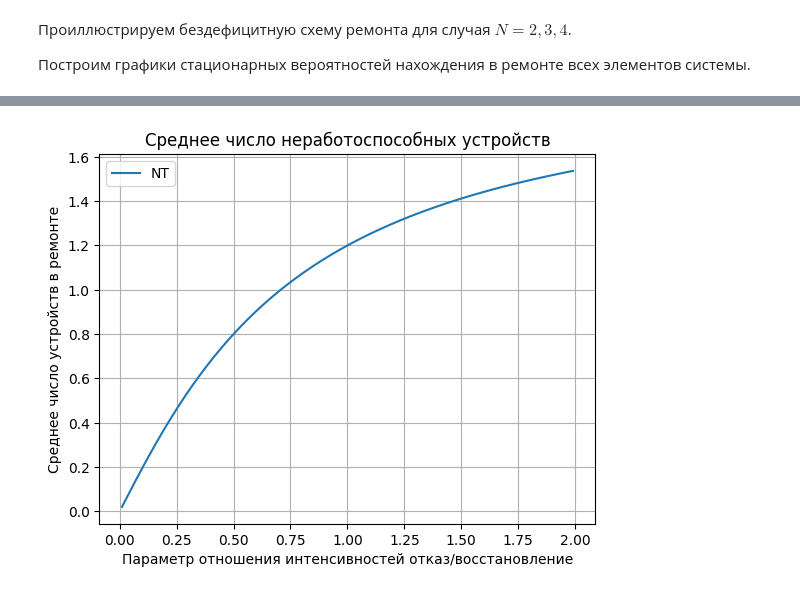
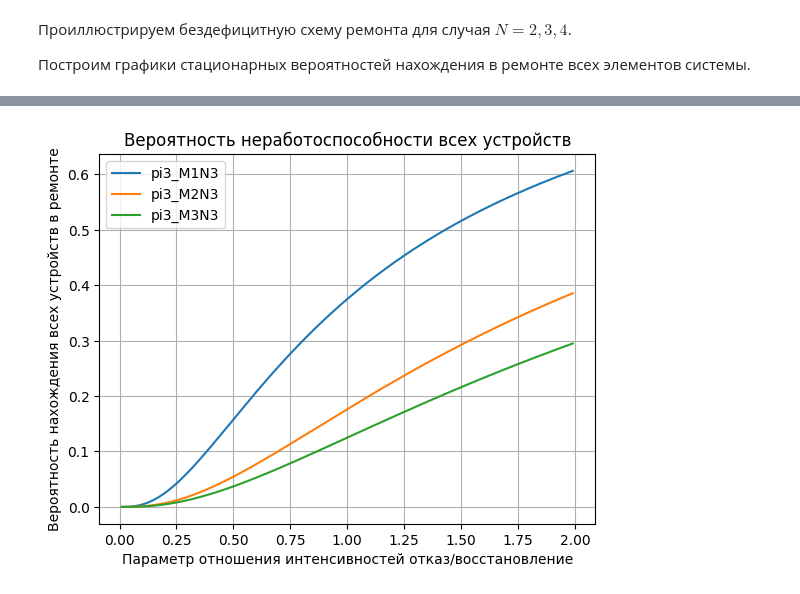
Before and after one commit to SergeyS1954/LW_TR, a Jupyter notebook: LW4.ipynb, the cells around one changed output, grey strips where cells are left out. Drawn from its saved outputs; the diff is of its cells as text; code cells hidden in the pictures.

```diff
--- a/LW4.ipynb
+++ b/LW4.ipynb
@@ -142,14 +57,21 @@ plt.show()
 # %%
 import matplotlib.pyplot as plt
 import numpy as np
 ro = np.arange (0.01, 2.0, 0.01)
-NT = (2*ro*(2*ro + 1))/(1 + 2*ro + 2*ro**2)
-plt.plot(ro,NT,label = 'NT')
-plt.title('Среднее число неработоспособных устройств')
-plt.xlabel('Параметр отношения интенсивностей отказ/восстановление')
-plt.ylabel('Среднее число устройств в ремонте') #plt.show()
+pi0_M1N3 = 1/(1 + 3*ro + 6*ro**2 + 6*ro**3)
+pi0_M2N3 = 1/(1 + 3*ro + 3*ro**2 + (3/2)*ro**3)
+pi0_M3N3 = 1/((1 + ro)**3)
+pi3_M1N3 = (6*ro**3)*pi0_M1N3
+pi3_M2N3 = ((3/2)*ro**3)*pi0_M2N3
+pi3_M3N3 = (ro**3)*pi0_M3N3
+plt.plot(ro,pi3_M1N3,label = 'pi3_M1N3')
+plt.plot(ro,pi3_M2N3,label = 'pi3_M2N3')
+plt.plot(ro,pi3_M3N3,label = 'pi3_M3N3')
+plt.title('Вероятность неработоспособности всех устройств')   # заголовок
+plt.xlabel('Параметр отношения интенсивностей отказ/восстановление')   # подпись оси OX
+plt.ylabel('Вероятность нахождения всех устройств в ремонте')
 plt.legend()
 plt.grid(True)
 plt.show()
 # %% [output]
-[figure, old version]
+[figure, new version]
```
Also changed, not shown: parts of 11 cells of this notebook.
